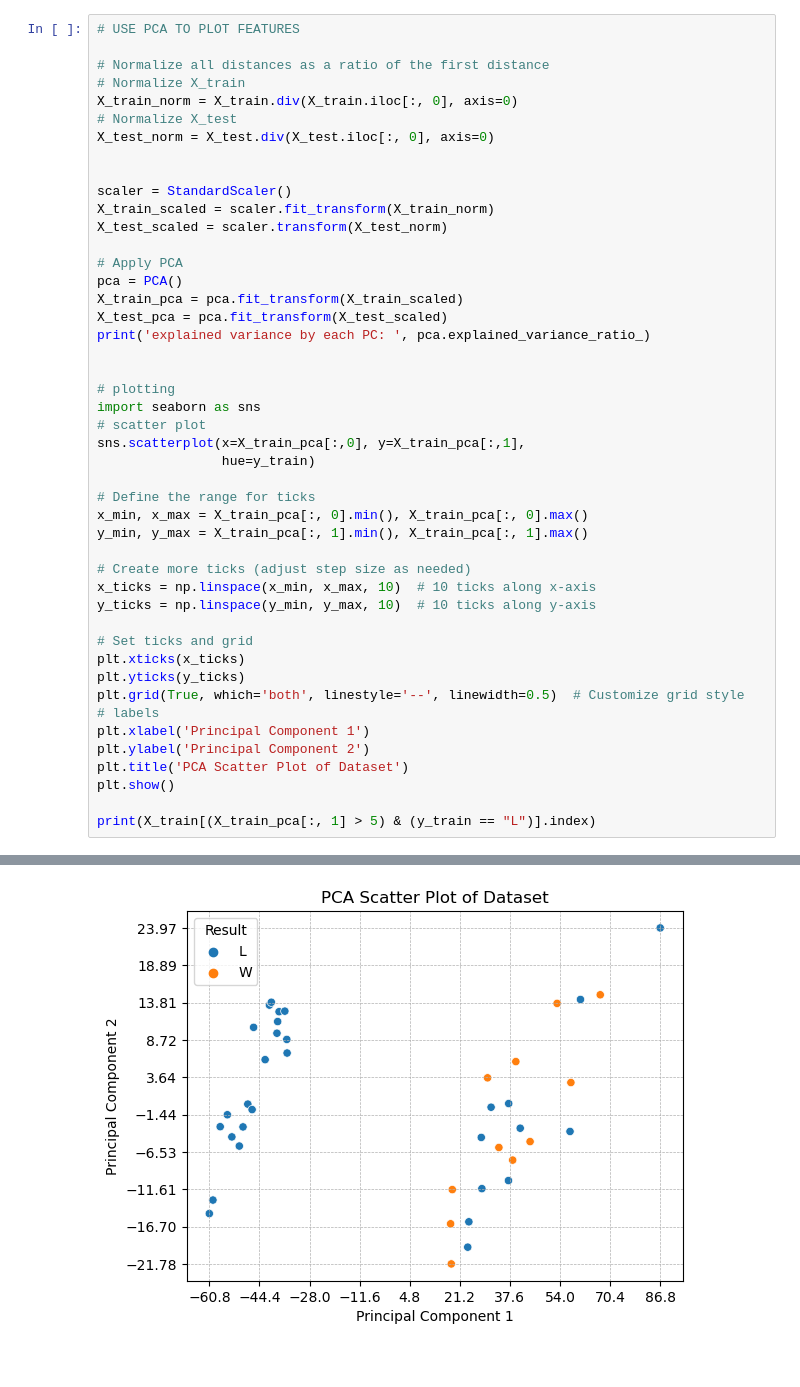
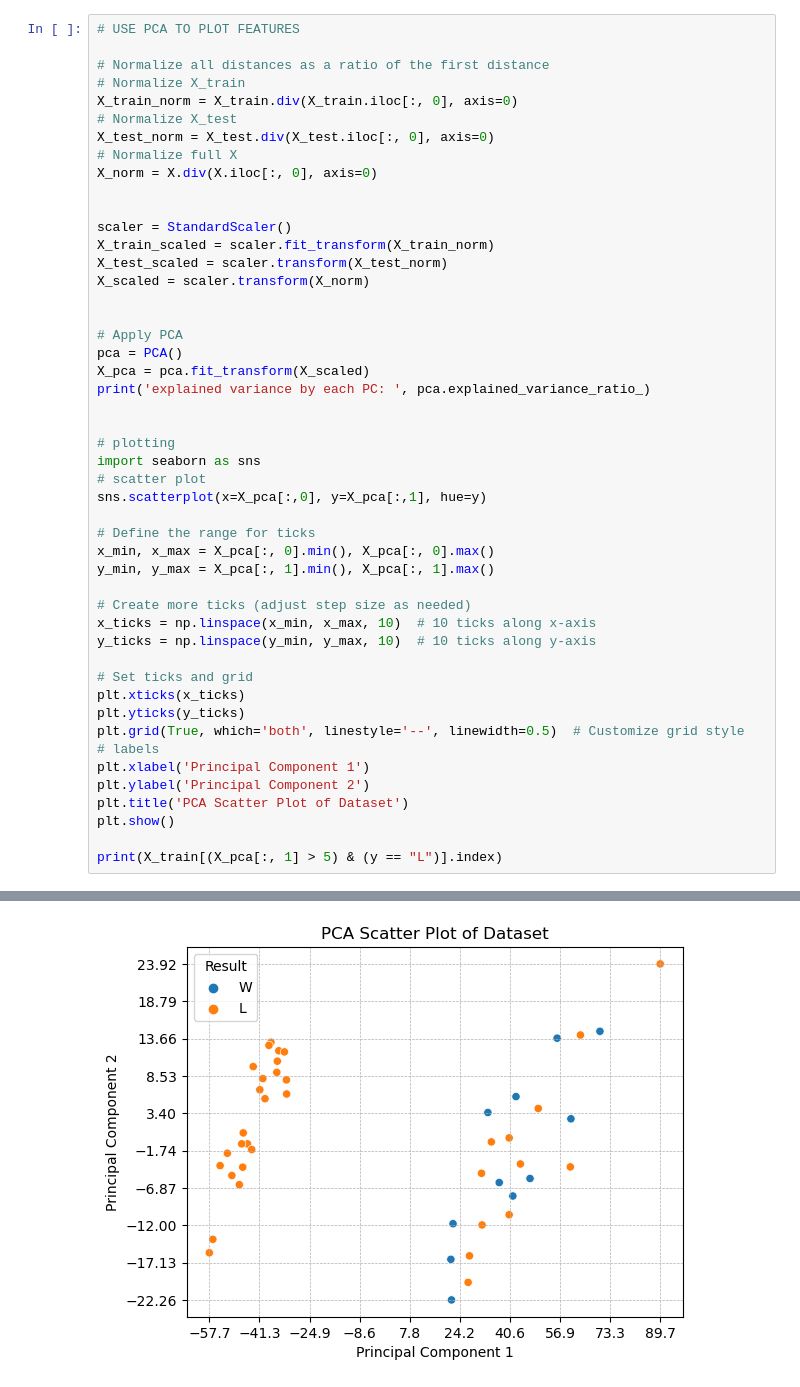
Before and after one commit to diogocravocosta/COE-379L-AI-Final-Project, a Jupyter notebook: ml_model_scaled.ipynb, the cells around one changed output, grey strips where cells are left out. Saved outputs shown, nothing was run; the diff lists cells and outputs as text.

```diff
--- a/ml_model_scaled.ipynb
+++ b/ml_model_scaled.ipynb
@@ -20,28 +24,30 @@ X_train, X_test, y_train, y_test = train_test_split(X, y, test_size=0.1, random_
 X_train_norm = X_train.div(X_train.iloc[:, 0], axis=0)
 # Normalize X_test
 X_test_norm = X_test.div(X_test.iloc[:, 0], axis=0)
+# Normalize full X
+X_norm = X.div(X.iloc[:, 0], axis=0)
 
 
 scaler = StandardScaler()
 X_train_scaled = scaler.fit_transform(X_train_norm)
 X_test_scaled = scaler.transform(X_test_norm)
+X_scaled = scaler.transform(X_norm)
+
 
 # Apply PCA
 pca = PCA()
-X_train_pca = pca.fit_transform(X_train_scaled)
-X_test_pca = pca.fit_transform(X_test_scaled)
+X_pca = pca.fit_transform(X_scaled)
 print('explained variance by each PC: ', pca.explained_variance_ratio_)
 
 
 # plotting
 import seaborn as sns
 # scatter plot
-sns.scatterplot(x=X_train_pca[:,0], y=X_train_pca[:,1],
-                hue=y_train)
+sns.scatterplot(x=X_pca[:,0], y=X_pca[:,1], hue=y)
 
 # Define the range for ticks
-x_min, x_max = X_train_pca[:, 0].min(), X_train_pca[:, 0].max()
-y_min, y_max = X_train_pca[:, 1].min(), X_train_pca[:, 1].max()
+x_min, x_max = X_pca[:, 0].min(), X_pca[:, 0].max()
+y_min, y_max = X_pca[:, 1].min(), X_pca[:, 1].max()
 
 # Create more ticks (adjust step size as needed)
 x_ticks = np.linspace(x_min, x_max, 10)  # 10 ticks along x-axis
@@ -57,5 +63,5 @@ plt.ylabel('Principal Component 2')
 plt.title('PCA Scatter Plot of Dataset')
 plt.show()
 
-print(X_train[(X_train_pca[:, 1] > 5) & (y_train == "L")].index)
+print(X_train[(X_pca[:, 1] > 5) & (y == "L")].index)
 # %% [output]
@@ -64,4 +80,4 @@ explained variance by each PC:  [9.70514659e-01 1.81641308e-02 8.47017866e-03 2.
-[figure, old version]
+[figure, new version]
 Index([14, 25, 26, 45, 40, 34, 23, 18, 28, 30, 44, 36], dtype='int64')
 # %%
 from sklearn.linear_model import LogisticRegression
```
Also changed, not shown: parts of 4 cells of this notebook, 1 other file.
